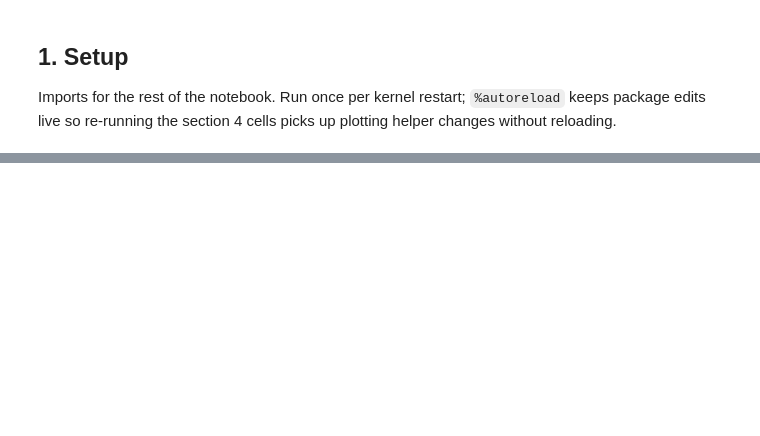
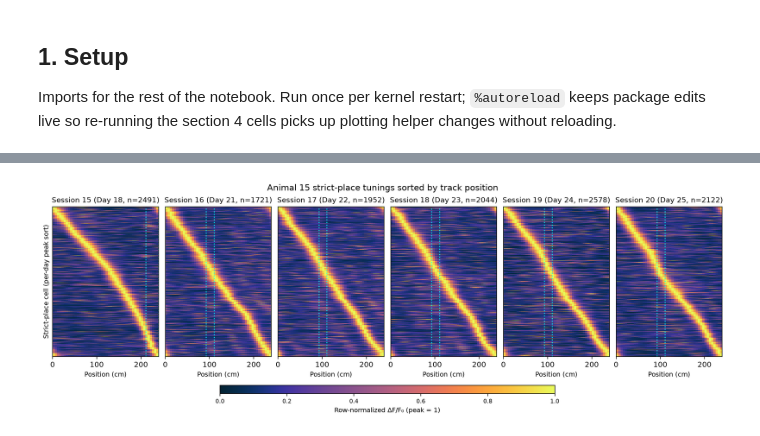
Before and after one commit to Sun-Lab-NBB/sollertia-forgery, a Jupyter notebook: src/sollertia_forgery/analysis/notebooks/tuning.ipynb, the cells around one changed output, grey strips where cells are left out. Cells and saved outputs as stored; diff of their text form; code cells hidden in the pictures; blank space fills up the shorter version.

```diff
--- a/src/sollertia_forgery/analysis/notebooks/tuning.ipynb
+++ b/src/sollertia_forgery/analysis/notebooks/tuning.ipynb
@@ -188,0 +124,13 @@ plt.show()
+# %%
+plot_classified_heatmap(
+    sessions=sessions,
+    classifier="place",  # "place" → IS_STRICT_PLACE; switch to "reward" for IS_REWARD_CELL
+    trial_type=trial_type,
+    animal_id=ANIMAL,
+    display_sessions=DISPLAY_SESSIONS,
+    figure_dpi=200,
+    cmap="cmo.thermal",
+)
+plt.show()
+# %% [output]
+[figure, added]
```
Also changed, not shown: parts of 26 cells of this notebook, 13 other files.
